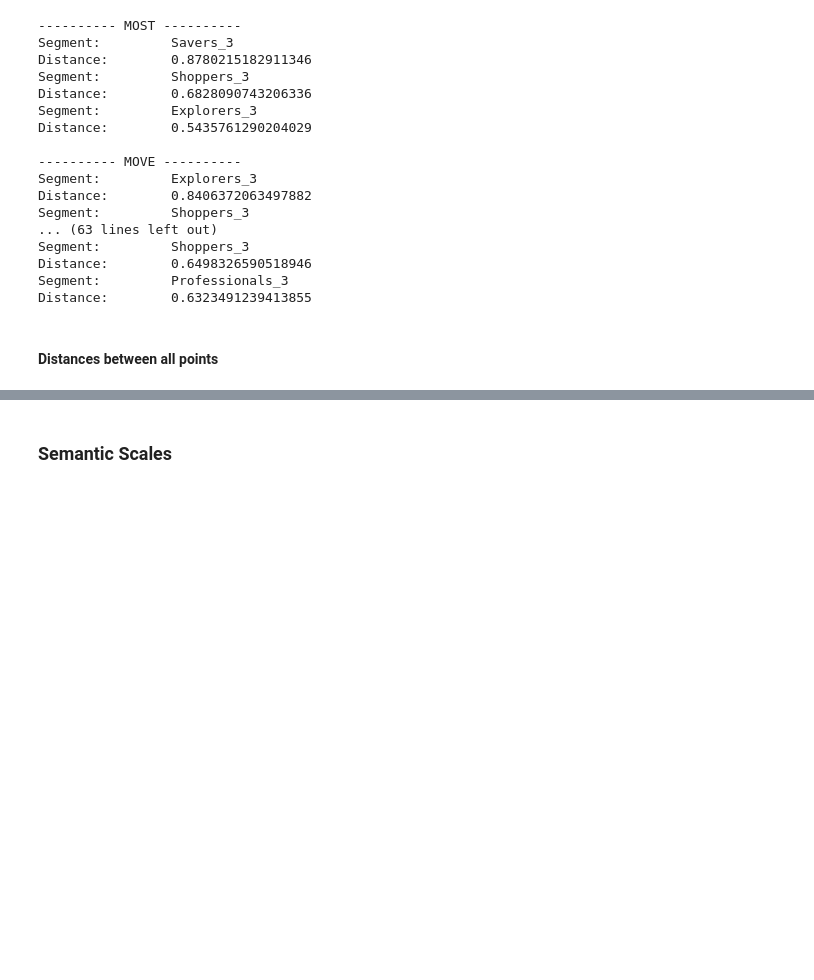
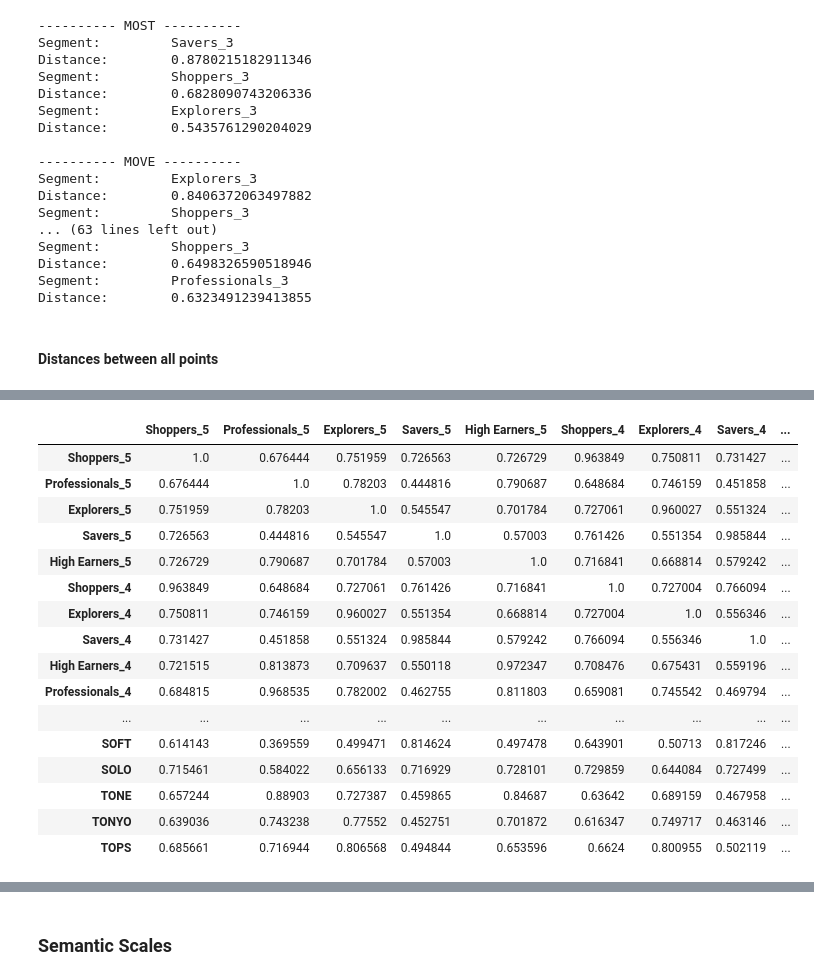
Before and after one commit to FedericoCortesi/Markstrat, a Jupyter notebook: main.ipynb, the cells around one changed output, grey strips where cells are left out. Drawn from its saved outputs; the diff is of its cells as text; code cells hidden in the pictures; blank space fills up the shorter version.

```diff
--- a/main.ipynb
+++ b/main.ipynb
@@ -523,0 +382,5 @@ res[4]
+# %%
+df_seg_sem_fc = an.forecast_df(son.df_segments_semantic, steps=2)
+
+df_seg_sem_fc = df_seg_sem_fc[(df_seg_sem_fc["Period"]>=4)][["# Features",	"Design Index",	"Battery Life",	"Display Size",	"Proc. Power",	"Price"]]
+df_seg_sem_fc
@@ -523,0 +399,34 @@ res[4]
+# %%
+df_all_sem = pd.concat([df_seg_sem_fc, son.df_sonites_semantic], join="inner")
+index = df_all_sem.index
+
+distances = an.compute_distance_centroids(df_all_sem, df_all_sem, weighted="default", max_distance_1D=6)[3]
+
+
+df_out_sem_fc = pd.DataFrame(columns=index, index=index)
+
+for i, start in enumerate(index):
+    index_to_search = index[i:]
+    for stop in index_to_search:
+        df_out_sem_fc.loc[start, stop] = distances[start][stop]
+        df_out_sem_fc.loc[stop, start] = distances[start][stop]
+
+df_out_sem_fc
+# %% [output]
+|  | Shoppers_5 | Professionals_5 | Explorers_5 | Savers_5 | High Earners_5 | Shoppers_4 | Explorers_4 | Savers_4 | ... |
+| Shoppers_5 | 1.0 | 0.676444 | 0.751959 | 0.726563 | 0.726729 | 0.963849 | 0.750811 | 0.731427 | ... |
+| Professionals_5 | 0.676444 | 1.0 | 0.78203 | 0.444816 | 0.790687 | 0.648684 | 0.746159 | 0.451858 | ... |
+| Explorers_5 | 0.751959 | 0.78203 | 1.0 | 0.545547 | 0.701784 | 0.727061 | 0.960027 | 0.551324 | ... |
+| Savers_5 | 0.726563 | 0.444816 | 0.545547 | 1.0 | 0.57003 | 0.761426 | 0.551354 | 0.985844 | ... |
+| High Earners_5 | 0.726729 | 0.790687 | 0.701784 | 0.57003 | 1.0 | 0.716841 | 0.668814 | 0.579242 | ... |
+| Shoppers_4 | 0.963849 | 0.648684 | 0.727061 | 0.761426 | 0.716841 | 1.0 | 0.727004 | 0.766094 | ... |
+| Explorers_4 | 0.750811 | 0.746159 | 0.960027 | 0.551354 | 0.668814 | 0.727004 | 1.0 | 0.556346 | ... |
+| Savers_4 | 0.731427 | 0.451858 | 0.551324 | 0.985844 | 0.579242 | 0.766094 | 0.556346 | 1.0 | ... |
+| High Earners_4 | 0.721515 | 0.813873 | 0.709637 | 0.550118 | 0.972347 | 0.708476 | 0.675431 | 0.559196 | ... |
+| Professionals_4 | 0.684815 | 0.968535 | 0.782002 | 0.462755 | 0.811803 | 0.659081 | 0.745542 | 0.469794 | ... |
+| ... | ... | ... | ... | ... | ... | ... | ... | ... | ... |
+| SOFT | 0.614143 | 0.369559 | 0.499471 | 0.814624 | 0.497478 | 0.643901 | 0.50713 | 0.817246 | ... |
+| SOLO | 0.715461 | 0.584022 | 0.656133 | 0.716929 | 0.728101 | 0.729859 | 0.644084 | 0.727499 | ... |
+| TONE | 0.657244 | 0.88903 | 0.727387 | 0.459865 | 0.84687 | 0.63642 | 0.689159 | 0.467958 | ... |
+| TONYO | 0.639036 | 0.743238 | 0.77552 | 0.452751 | 0.701872 | 0.616347 | 0.749717 | 0.463146 | ... |
+| TOPS | 0.685661 | 0.716944 | 0.806568 | 0.494844 | 0.653596 | 0.6624 | 0.800955 | 0.502119 | ... |
```
Also changed, not shown: parts of 77 cells of this notebook, 7 other files.
